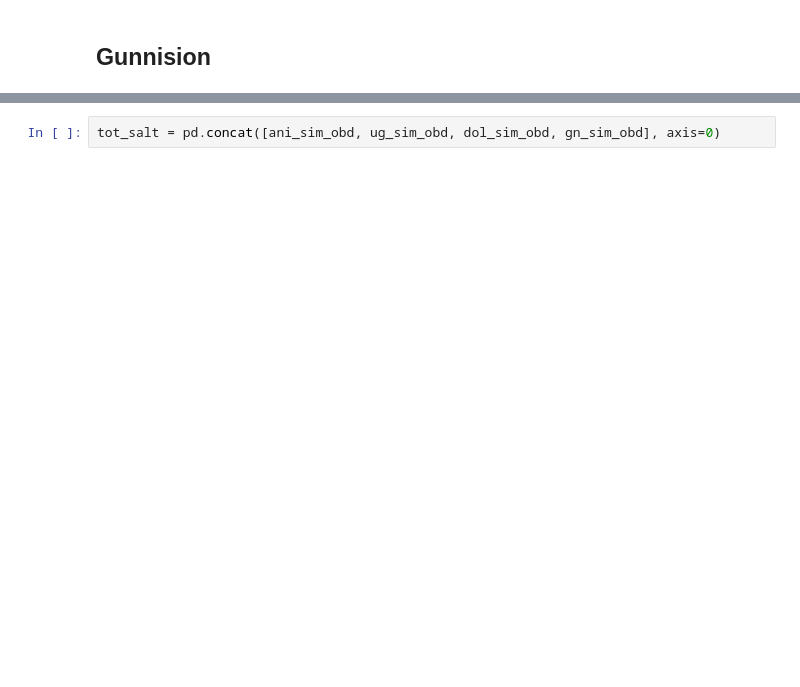
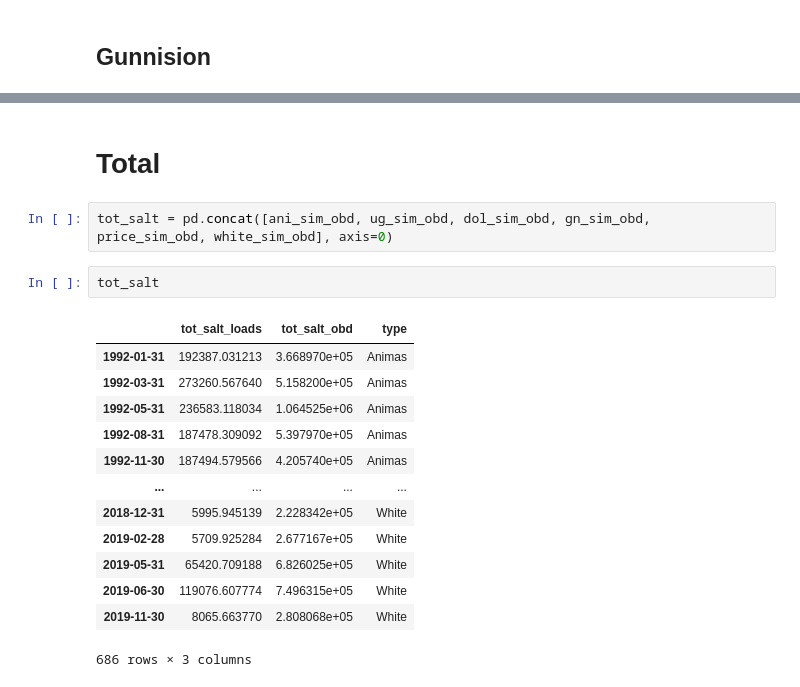
Before and after one commit to spark-brc/apexmf, a Jupyter notebook: notebooks/apexmf_salt_viz_blm_report02.ipynb, the cells around one changed output, grey strips where cells are left out. Drawn from its saved outputs; the diff is of its cells as text; blank space fills up the shorter version.

```diff
--- a/notebooks/apexmf_salt_viz_blm_report02.ipynb
+++ b/notebooks/apexmf_salt_viz_blm_report02.ipynb
@@ -245,3 +176,21 @@ gn_sim_obd.plot(kind="scatter", x="tot_salt_loads", y="tot_salt_obd")
+# %% [markdown]
+# Total
 # %%
-tot_salt = pd.concat([ani_sim_obd, ug_sim_obd, dol_sim_obd, gn_sim_obd], axis=0)
+tot_salt = pd.concat([ani_sim_obd, ug_sim_obd, dol_sim_obd, gn_sim_obd, price_sim_obd, white_sim_obd], axis=0)
+# %%
+tot_salt
+# %% [output]
+|  | tot_salt_loads | tot_salt_obd | type |
+| 1992-01-31 | 192387.031213 | 3.668970e+05 | Animas |
+| 1992-03-31 | 273260.567640 | 5.158200e+05 | Animas |
+| 1992-05-31 | 236583.118034 | 1.064525e+06 | Animas |
+| 1992-08-31 | 187478.309092 | 5.397970e+05 | Animas |
+| 1992-11-30 | 187494.579566 | 4.205740e+05 | Animas |
+| ... | ... | ... | ... |
+| 2018-12-31 | 5995.945139 | 2.228342e+05 | White |
+| 2019-02-28 | 5709.925284 | 2.677167e+05 | White |
+| 2019-05-31 | 65420.709188 | 6.826025e+05 | White |
+| 2019-06-30 | 119076.607774 | 7.496315e+05 | White |
+| 2019-11-30 | 8065.663770 | 2.808068e+05 | White |
+686 rows × 3 columns
 # %%
```
Also changed, not shown: parts of 25 cells of this notebook, 1 other file.
